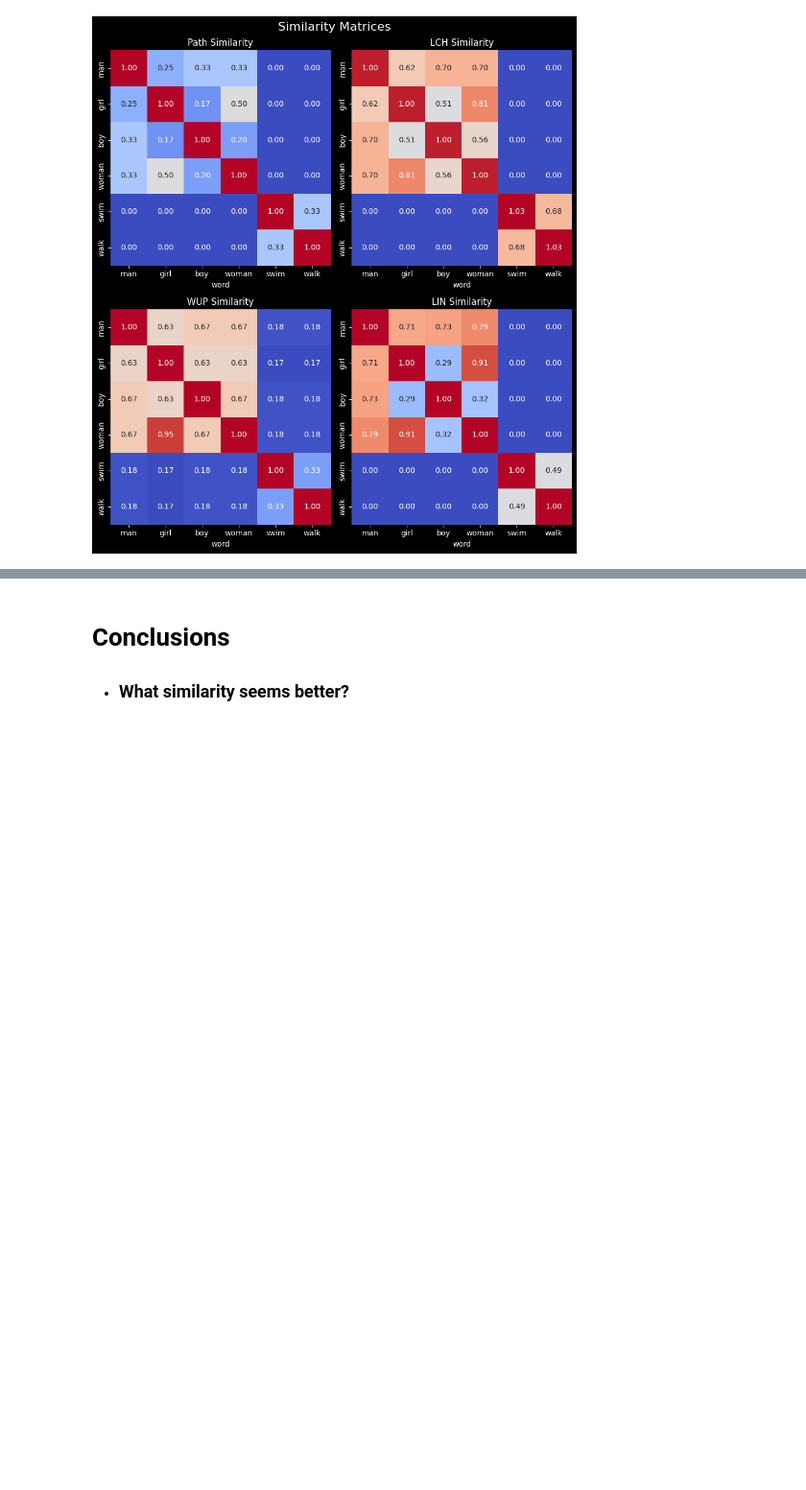
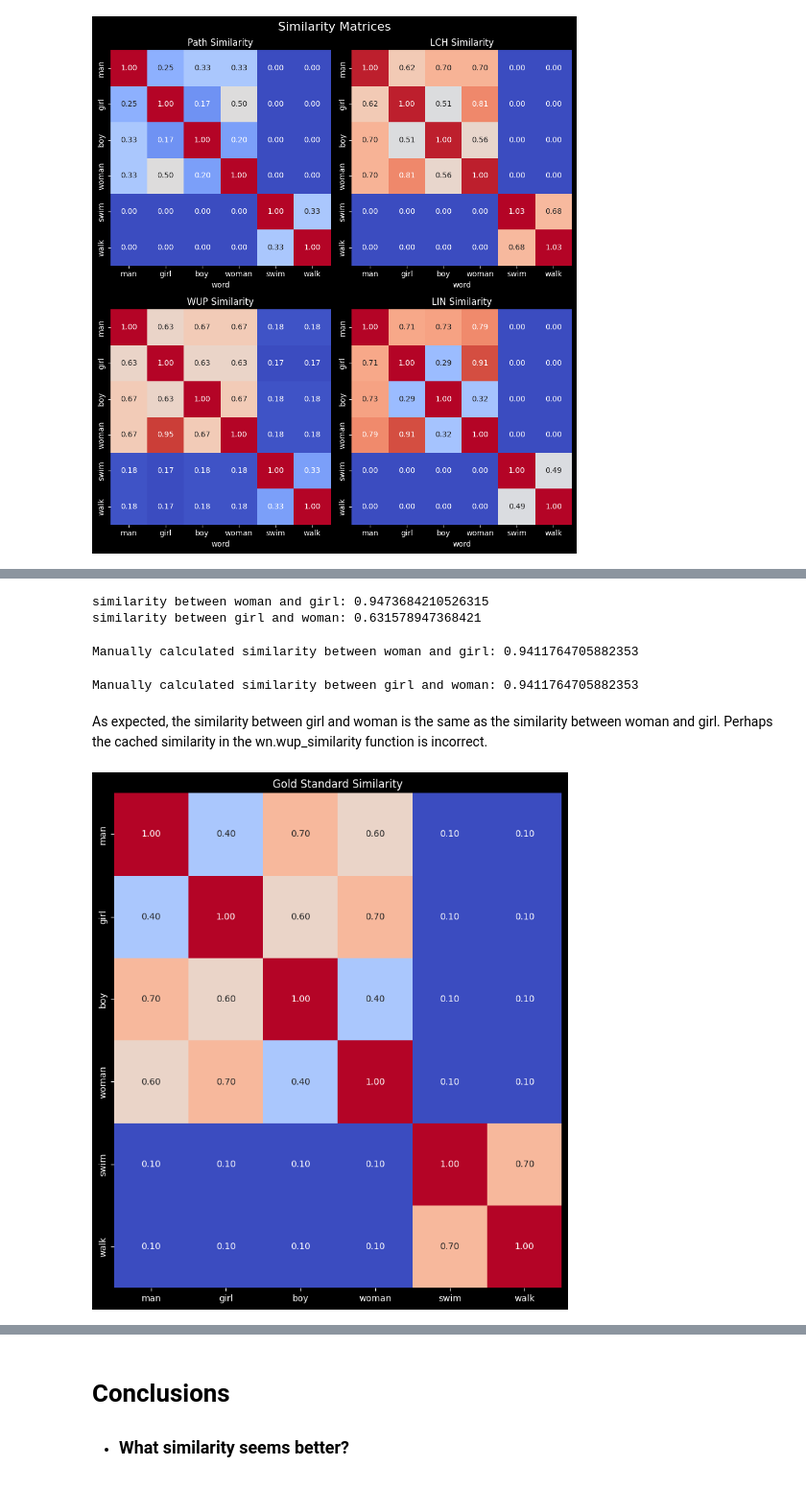
Before and after one commit to ZachParent/mai-intro-to-human-language-technologies, a Jupyter notebook: lab5/lab5.ipynb, the cells around one changed output, grey strips where cells are left out. Shown: that part at 96% size. Drawn from its saved outputs; the diff is of its cells as text; code cells hidden in the pictures; blank space fills up the shorter version.

Commit message:
add gold standard similarity for evaluating methods

```diff
--- a/lab5/lab5.ipynb
+++ b/lab5/lab5.ipynb
@@ -246,0 +244,43 @@ plt.show()
+# %%
+print(f"similarity between woman and girl: {wn.wup_similarity(wn.synset('woman.n.01'), wn.synset('girl.n.01'))}")
+print (f"similarity between girl and woman: {wn.wup_similarity(wn.synset('girl.n.01'), wn.synset('woman.n.01'))}")
+# %% [output]
+similarity between woman and girl: 0.9473684210526315
+similarity between girl and woman: 0.631578947368421
+# %%
+woman = wn.synset('woman.n.01')
+girl = wn.synset('girl.n.01')
+lcs = woman.lowest_common_hypernyms(girl)[0]
+
+similarity = 2 * lcs.max_depth() / (woman.max_depth() + girl.max_depth())
+print(f"Manually calculated similarity between woman and girl: {similarity}")
+# %% [output]
+Manually calculated similarity between woman and girl: 0.9411764705882353
+# %%
+woman = wn.synset('woman.n.01')
+girl = wn.synset('girl.n.01')
+lcs = girl.lowest_common_hypernyms(woman)[0]
+
+similarity = 2 * lcs.max_depth() / (woman.max_depth() + girl.max_depth())
+print(f"Manually calculated similarity between girl and woman: {similarity}")
+# %% [output]
+Manually calculated similarity between girl and woman: 0.9411764705882353
+# %% [markdown]
+As expected, the similarity between girl and woman is the same as the similarity between woman and girl. Perhaps the cached similarity in the wn.wup_similarity function is incorrect.
+# %%
+gold_standard_similarity = pd.DataFrame(
+    columns=['man', 'girl', 'boy', 'woman', 'swim', 'walk'],
+    index=['man', 'girl', 'boy', 'woman', 'swim', 'walk'],
+    data={
+        'man': [1.0, 0.4, 0.7, 0.6, 0.1, 0.1],
+        'girl': [0.4, 1.0, 0.6, 0.7, 0.1, 0.1],
+        'boy': [0.7, 0.6, 1.0, 0.4, 0.1, 0.1],
+        'woman': [0.6, 0.7, 0.4, 1.0, 0.1, 0.1],
+        'swim': [0.1, 0.1, 0.1, 0.1, 1.0, 0.7],
+        'walk': [0.1, 0.1, 0.1, 0.1, 0.7, 1.0]
+})
+fig, ax = plt.subplots(1, 1, figsize=(9, 10))
+plot_similarity_matrix(ax, gold_standard_similarity, 'Gold Standard Similarity')
+plt.show()
+# %% [output]
+[figure, added]
```
Also changed, not shown: parts of 13 cells of this notebook.
